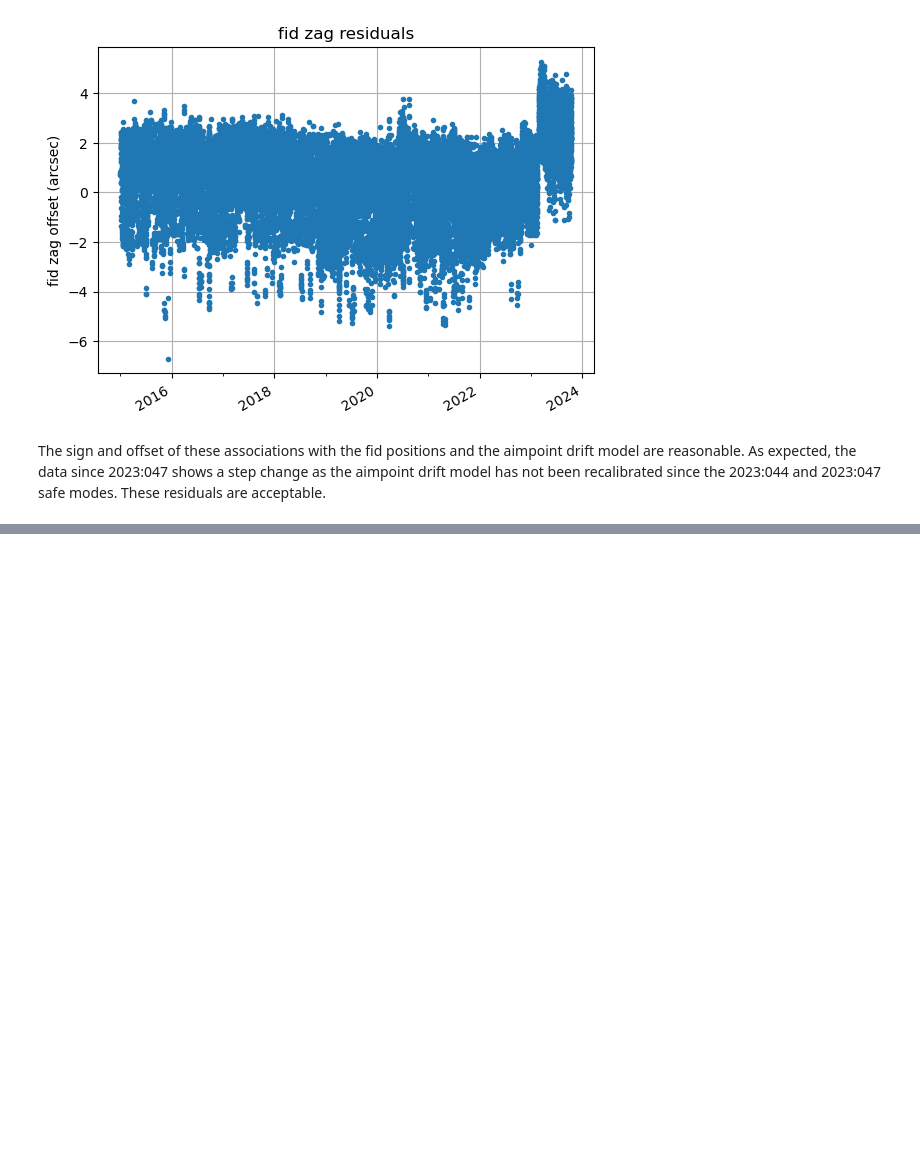
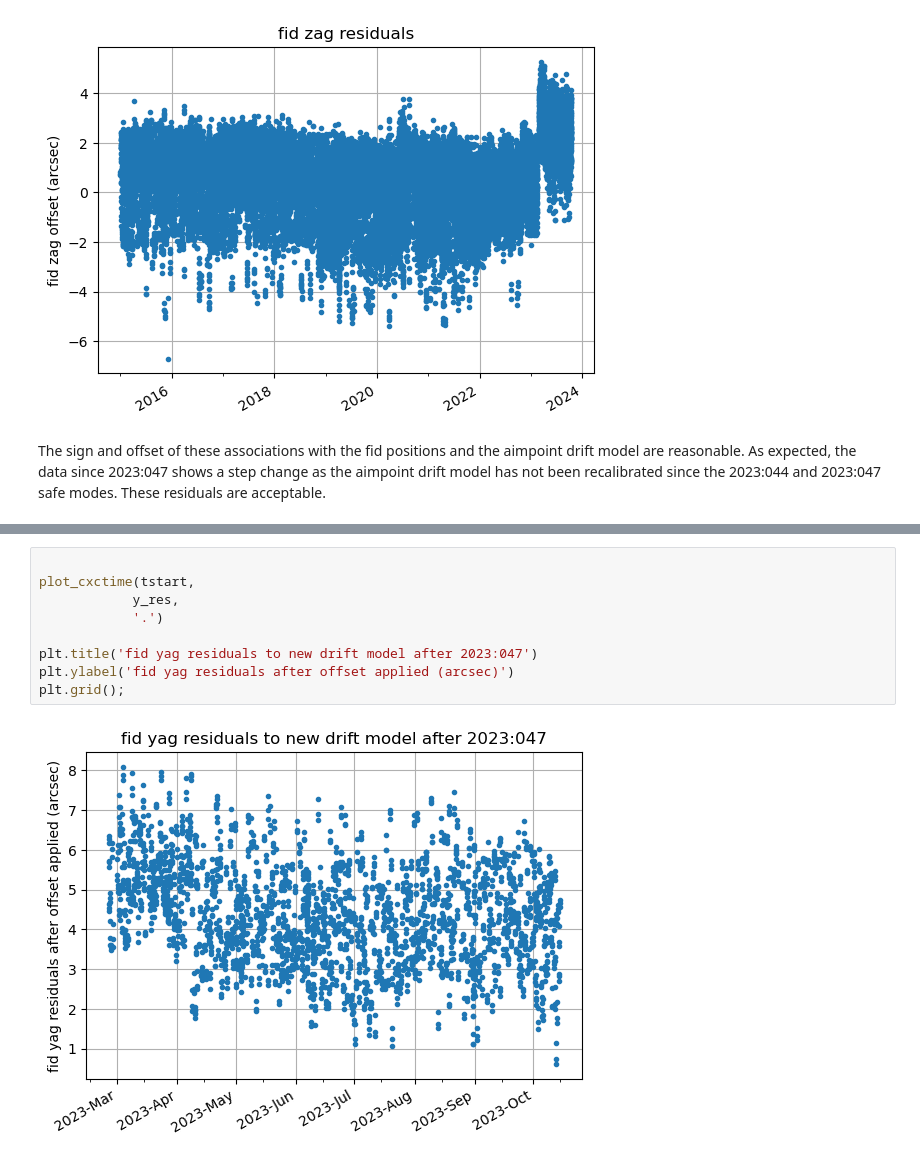
Before and after one commit to sot/fid_drift_mon, a Jupyter notebook: fid_offset_coeff.ipynb, the cells around one changed output, grey strips where cells are left out. Cells and saved outputs as stored; diff of their text form; blank space fills up the shorter version.

```diff
--- a/fid_offset_coeff.ipynb
+++ b/fid_offset_coeff.ipynb
@@ -209,2 +262,13 @@ The sign and offset of these associations with the fid positions and the aimpoin
+# %%
+
+plot_cxctime(tstart,
+            y_res,
+            '.')
+
+plt.title('fid yag residuals to new drift model after 2023:047')
+plt.ylabel('fid yag residuals after offset applied (arcsec)')
+plt.grid();
+# %% [output]
+[figure, added]
 # %% [markdown]
 We have been using -14C as a hard cold limit to avoid the fid lights falling outside of their commanded search boxes.  Is this limit reasonable?
```
Also changed, not shown: parts of 14 cells of this notebook.
